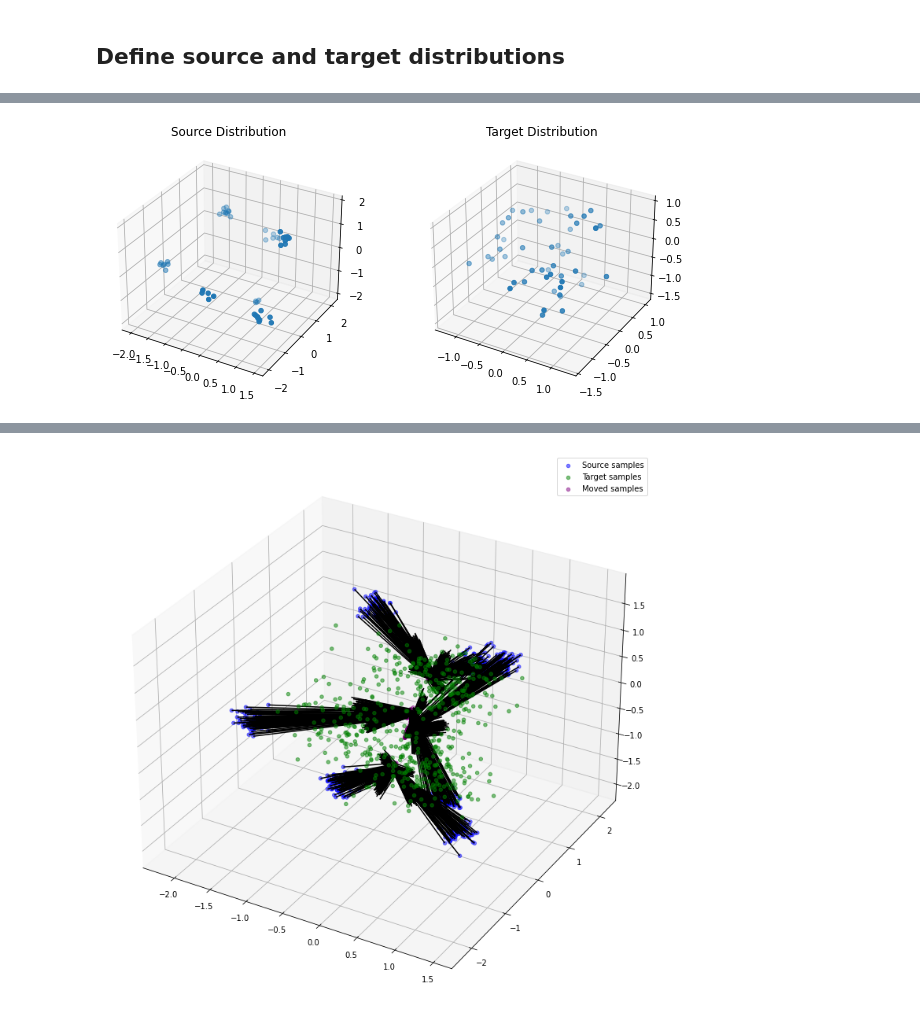
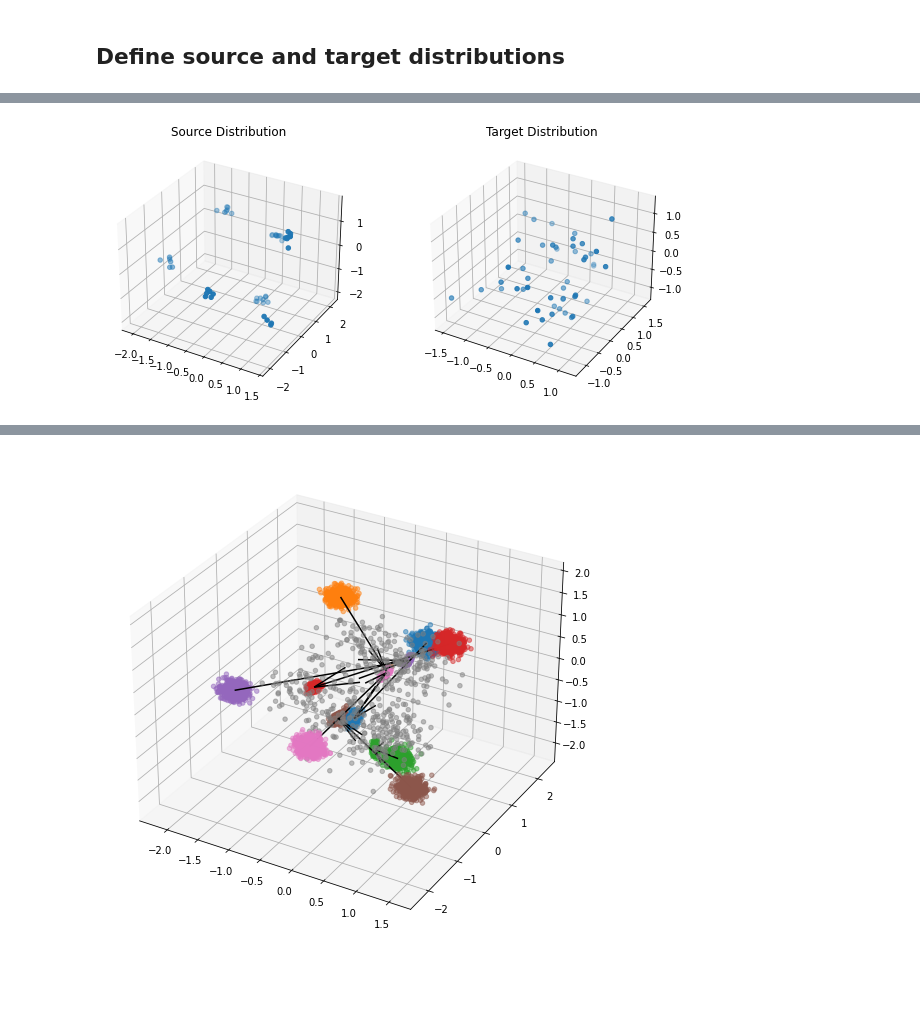
Before and after one commit to max-nekrashevich/optimal-transport-and-stuff, a Jupyter notebook: notebooks/innerGW-gauss-to-mnist.ipynb, the cells around one changed output, grey strips where cells are left out. Cells and saved outputs as stored; diff of their text form; code cells hidden in the pictures; blank space fills up the shorter version.

Commit message:
Added GMMPlotter. Added internal step for logger.

```diff
--- a/notebooks/innerGW-gauss-to-mnist.ipynb
+++ b/notebooks/innerGW-gauss-to-mnist.ipynb
@@ -134,12 +134,12 @@ target = gaussian_mixture(locs, scales)
 # %%
 run_experiment(
     source, target,
-    n_iter=250,
+    n_iter=1000,
     cost=InnerGW(),
-    plotter=SyntheticPlotter(p, q, transport_figsize=(15, 10)),
+    plotter=GMMPlotter(p, q),
     # logger=wandb_logger
 )
 # %% [output]
-[figure, old version]
+[figure, new version]
 [interactive output not drawn]
-[figure, old version]
+[figure, new version]
```
Also changed, not shown: parts of 1 cell of this notebook, 3 other files.
